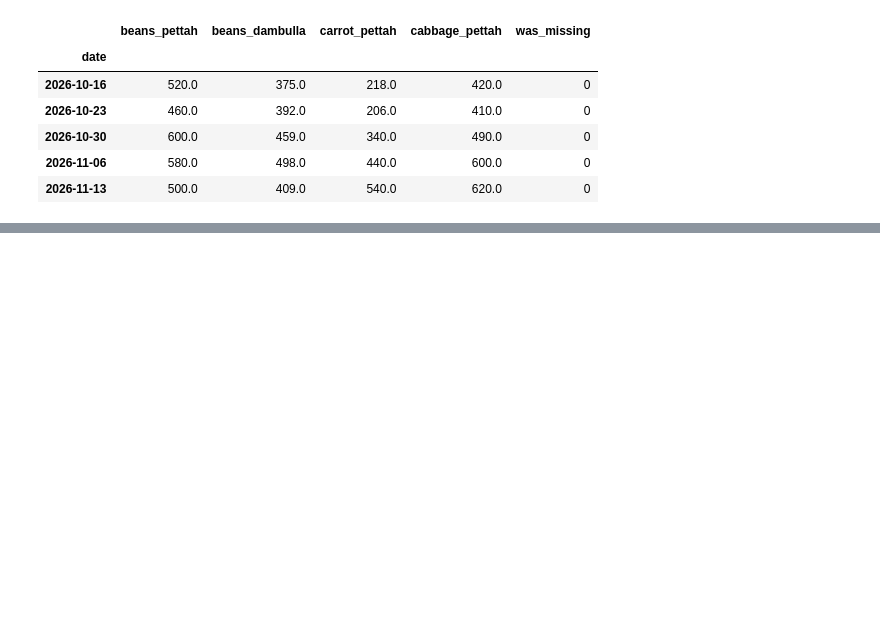
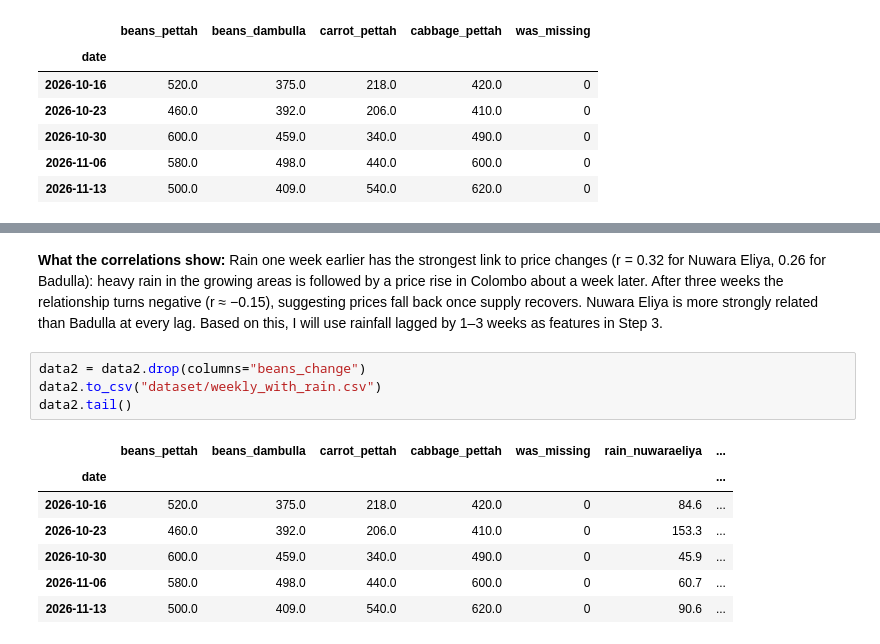
Before and after one commit to renulucshmi/pettah-beans-price-forecast, a Jupyter notebook: ensemble_assignment.ipynb, the cells around one changed output, grey strips where cells are left out. Drawn from its saved outputs; the diff is of its cells as text; blank space fills up the shorter version.

```diff
--- a/ensemble_assignment.ipynb
+++ b/ensemble_assignment.ipynb
@@ -218,0 +245,14 @@ dtype: int64
+# %% [markdown]
+**What the correlations show:** Rain one week earlier has the strongest link to price changes (r = 0.32 for Nuwara Eliya, 0.26 for Badulla): heavy rain in the growing areas is followed by a price rise in Colombo about a week later. After three weeks the relationship turns negative (r ≈ −0.15), suggesting prices fall back once supply recovers. Nuwara Eliya is more strongly related than Badulla at every lag. Based on this, I will use rainfall lagged by 1–3 weeks as features in Step 3.
+# %%
+data2 = data2.drop(columns="beans_change")
+data2.to_csv("dataset/weekly_with_rain.csv")
+data2.tail()
+# %% [output]
+|  | beans_pettah | beans_dambulla | carrot_pettah | cabbage_pettah | was_missing | rain_nuwaraeliya | ... |
+| date |  |  |  |  |  |  | ... |
+| 2026-10-16 | 520.0 | 375.0 | 218.0 | 420.0 | 0 | 84.6 | ... |
+| 2026-10-23 | 460.0 | 392.0 | 206.0 | 410.0 | 0 | 153.3 | ... |
+| 2026-10-30 | 600.0 | 459.0 | 340.0 | 490.0 | 0 | 45.9 | ... |
+| 2026-11-06 | 580.0 | 498.0 | 440.0 | 600.0 | 0 | 60.7 | ... |
+| 2026-11-13 | 500.0 | 409.0 | 540.0 | 620.0 | 0 | 90.6 | ... |
```
Also changed, not shown: parts of 16 cells of this notebook.
